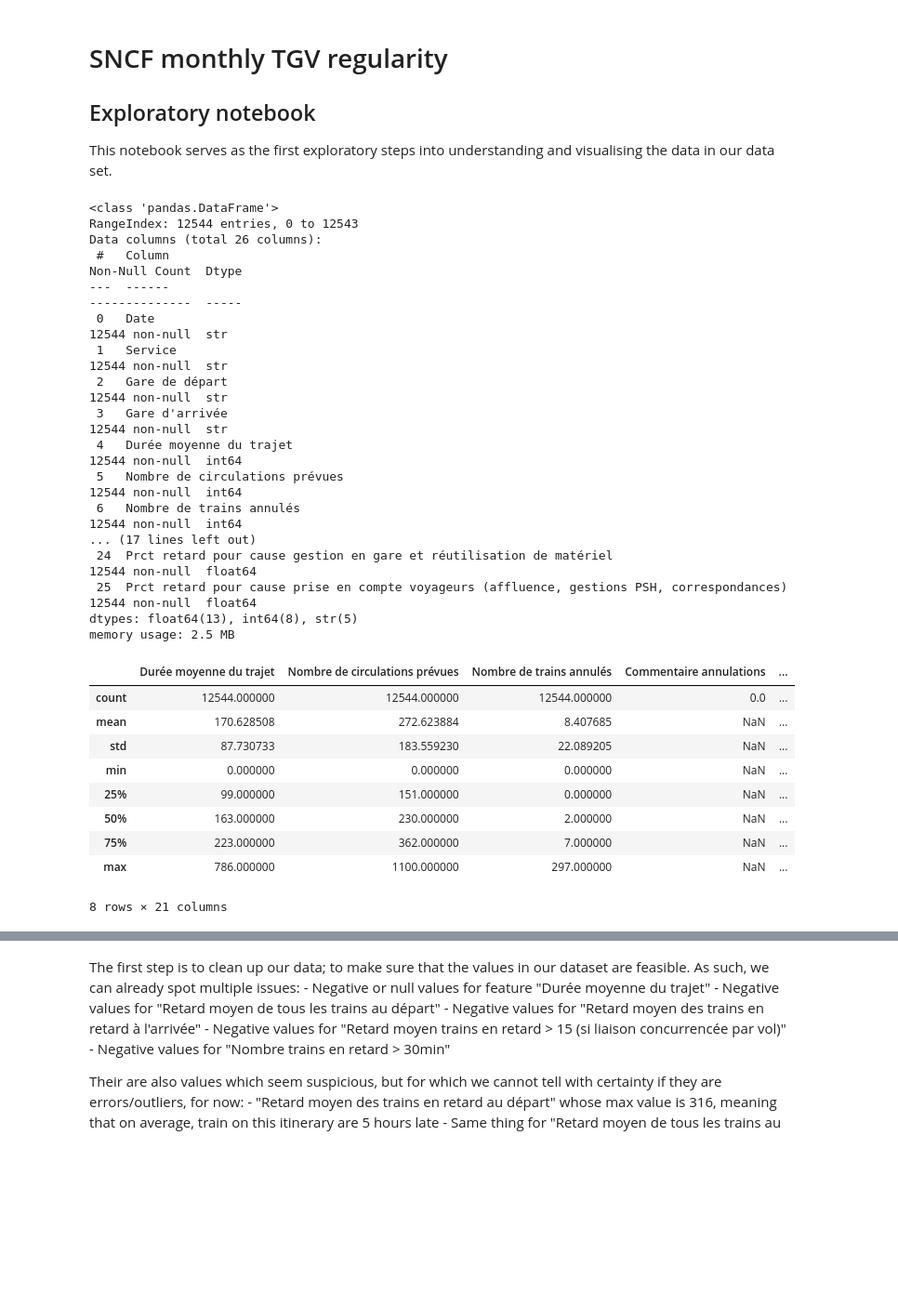
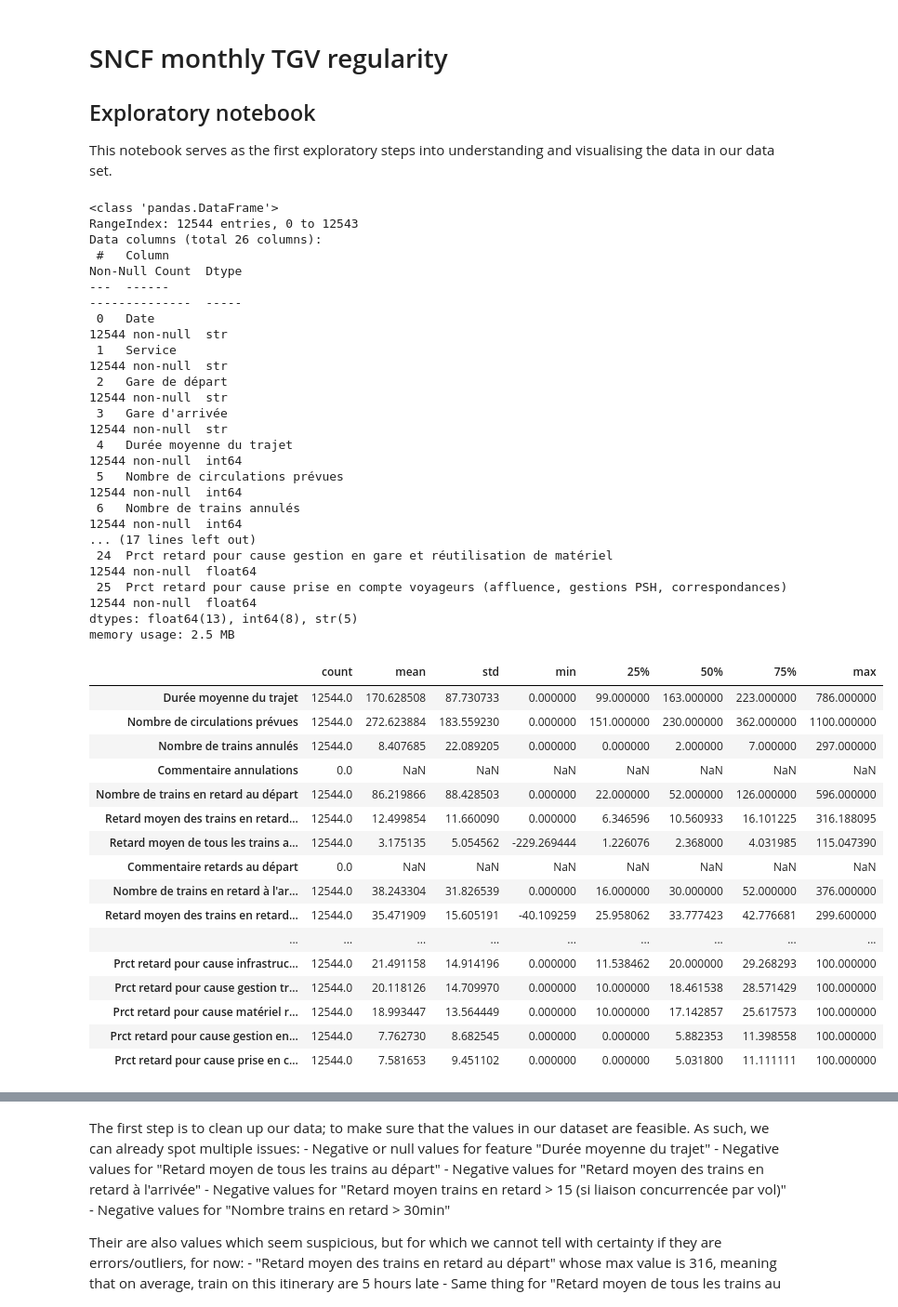
Before and after one commit to FaureArm/IA700_Project, a Jupyter notebook: notebooks/exploration_notebook.ipynb, the cells around one changed output, grey strips where cells are left out. Shown at 93% size. Saved outputs shown, nothing was run; the diff lists cells and outputs as text; code cells hidden in the pictures; blank space fills up the shorter version.

```diff
--- a/notebooks/exploration_notebook.ipynb
+++ b/notebooks/exploration_notebook.ipynb
@@ -15,32 +15,42 @@ df = pd.read_csv("../data/regularite-mensuelle-tgv-aqst.csv", sep=";") # csv is
 # %%
 df.head()
 df.info()
-df.describe()
+
+pd.set_option("display.max_columns", None)
+pd.set_option("display.width", None)
+display(df.describe().T)
 # %% [output]
 <class 'pandas.DataFrame'>
 RangeIndex: 12544 entries, 0 to 12543
 Data columns (total 26 columns):
  #   Column                                                                                       Non-Null Count  Dtype
 ---  ------                                                                                       --------------  -----
  0   Date                                                                                         12544 non-null  str
  1   Service                                                                                      12544 non-null  str
  2   Gare de départ                                                                               12544 non-null  str
  3   Gare d'arrivée                                                                               12544 non-null  str
  4   Durée moyenne du trajet                                                                      12544 non-null  int64
  5   Nombre de circulations prévues                                                               12544 non-null  int64
  6   Nombre de trains annulés                                                                     12544 non-null  int64
 ... (17 lines left out)
  24  Prct retard pour cause gestion en gare et réutilisation de matériel                          12544 non-null  float64
  25  Prct retard pour cause prise en compte voyageurs (affluence, gestions PSH, correspondances)  12544 non-null  float64
 dtypes: float64(13), int64(8), str(5)
 memory usage: 2.5 MB
-|  | Durée moyenne du trajet | Nombre de circulations prévues | Nombre de trains annulés | Commentaire annulations | ... |
-| count | 12544.000000 | 12544.000000 | 12544.000000 | 0.0 | ... |
-| mean | 170.628508 | 272.623884 | 8.407685 | NaN | ... |
-| std | 87.730733 | 183.559230 | 22.089205 | NaN | ... |
-| min | 0.000000 | 0.000000 | 0.000000 | NaN | ... |
-| 25% | 99.000000 | 151.000000 | 0.000000 | NaN | ... |
-| 50% | 163.000000 | 230.000000 | 2.000000 | NaN | ... |
-| 75% | 223.000000 | 362.000000 | 7.000000 | NaN | ... |
-| max | 786.000000 | 1100.000000 | 297.000000 | NaN | ... |
+|  | count | mean | std | min | 25% | 50% | 75% | max |
+| Durée moyenne du trajet | 12544.0 | 170.628508 | 87.730733 | 0.000000 | 99.000000 | 163.000000 | 223.000000 | 786.000000 |
+| Nombre de circulations prévues | 12544.0 | 272.623884 | 183.559230 | 0.000000 | 151.000000 | 230.000000 | 362.000000 | 1100.000000 |
+| Nombre de trains annulés | 12544.0 | 8.407685 | 22.089205 | 0.000000 | 0.000000 | 2.000000 | 7.000000 | 297.000000 |
+| Commentaire annulations | 0.0 | NaN | NaN | NaN | NaN | NaN | NaN | NaN |
+| Nombre de trains en retard au départ | 12544.0 | 86.219866 | 88.428503 | 0.000000 | 22.000000 | 52.000000 | 126.000000 | 596.000000 |
+| Retard moyen des trains en retard... | 12544.0 | 12.499854 | 11.660090 | 0.000000 | 6.346596 | 10.560933 | 16.101225 | 316.188095 |
+| Retard moyen de tous les trains a... | 12544.0 | 3.175135 | 5.054562 | -229.269444 | 1.226076 | 2.368000 | 4.031985 | 115.047390 |
+| Commentaire retards au départ | 0.0 | NaN | NaN | NaN | NaN | NaN | NaN | NaN |
+| Nombre de trains en retard à l'ar... | 12544.0 | 38.243304 | 31.826539 | 0.000000 | 16.000000 | 30.000000 | 52.000000 | 376.000000 |
+| Retard moyen des trains en retard... | 12544.0 | 35.471909 | 15.605191 | -40.109259 | 25.958062 | 33.777423 | 42.776681 | 299.600000 |
+| ... | ... | ... | ... | ... | ... | ... | ... | ... |
+| Prct retard pour cause infrastruc... | 12544.0 | 21.491158 | 14.914196 | 0.000000 | 11.538462 | 20.000000 | 29.268293 | 100.000000 |
+| Prct retard pour cause gestion tr... | 12544.0 | 20.118126 | 14.709970 | 0.000000 | 10.000000 | 18.461538 | 28.571429 | 100.000000 |
+| Prct retard pour cause matériel r... | 12544.0 | 18.993447 | 13.564449 | 0.000000 | 10.000000 | 17.142857 | 25.617573 | 100.000000 |
+| Prct retard pour cause gestion en... | 12544.0 | 7.762730 | 8.682545 | 0.000000 | 0.000000 | 5.882353 | 11.398558 | 100.000000 |
+| Prct retard pour cause prise en c... | 12544.0 | 7.581653 | 9.451102 | 0.000000 | 0.000000 | 5.031800 | 11.111111 | 100.000000 |
-8 rows × 21 columns
```
Also changed, not shown: parts of 19 cells of this notebook.
